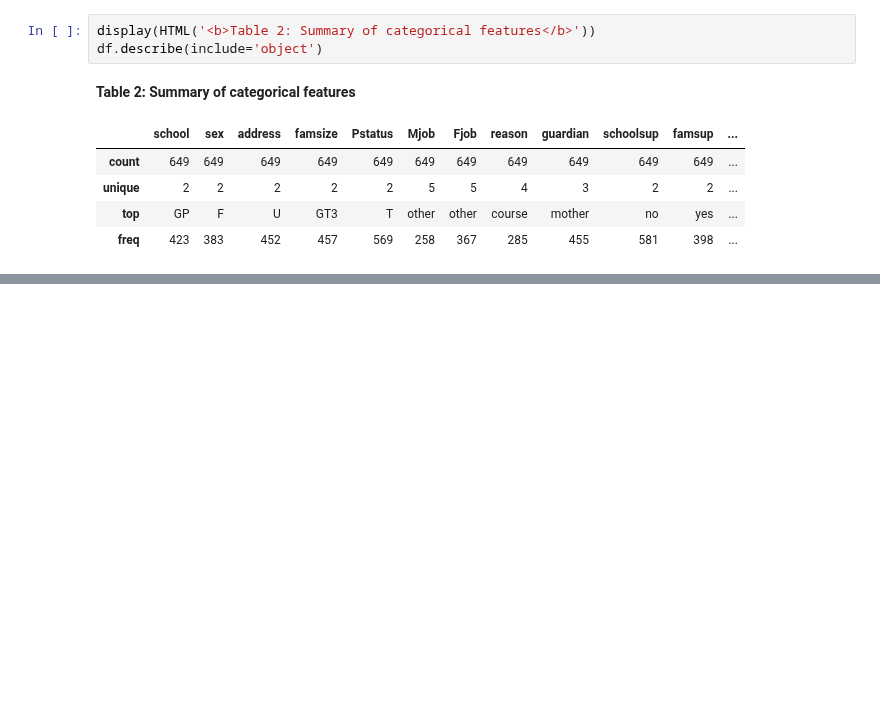
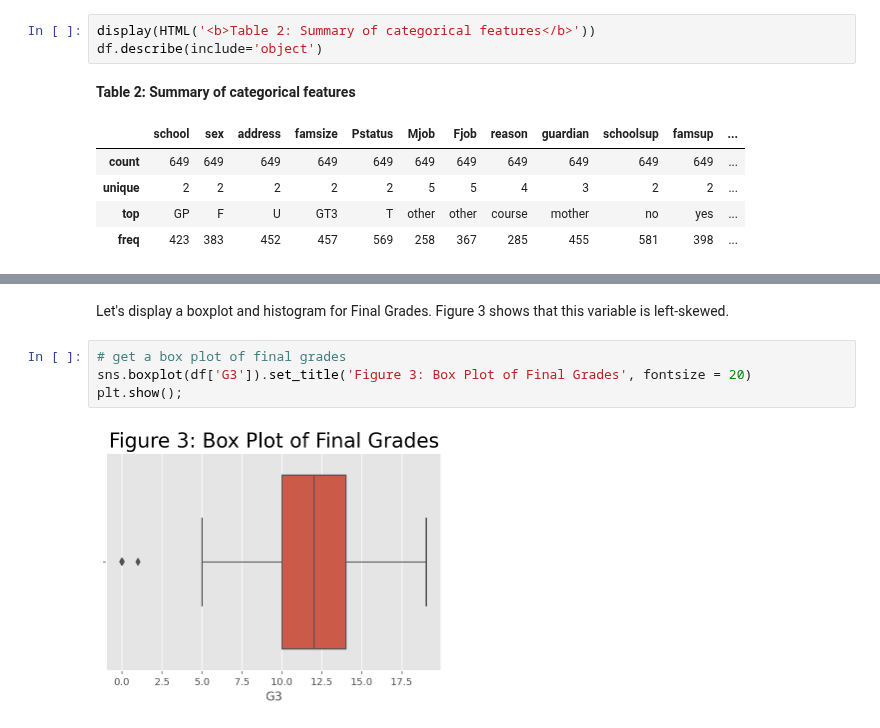
Before and after one commit to Rhyme1325/Analytics_project, a Jupyter notebook: project.ipynb, the cells around one changed output, grey strips where cells are left out. Cells and saved outputs as stored; diff of their text form; blank space fills up the shorter version.

```diff
--- a/project.ipynb
+++ b/project.ipynb
@@ -188,0 +220,8 @@ Table 2: Summary of categorical features
+# %% [markdown]
+Let's display a boxplot and histogram for Final Grades. Figure 3 shows that this variable is left-skewed.
+# %%
+# get a box plot of final grades
+sns.boxplot(df['G3']).set_title('Figure 3: Box Plot of Final Grades', fontsize = 20)
+plt.show();
+# %% [output]
+[figure, added]
```
Also changed, not shown: parts of 14 cells of this notebook.
